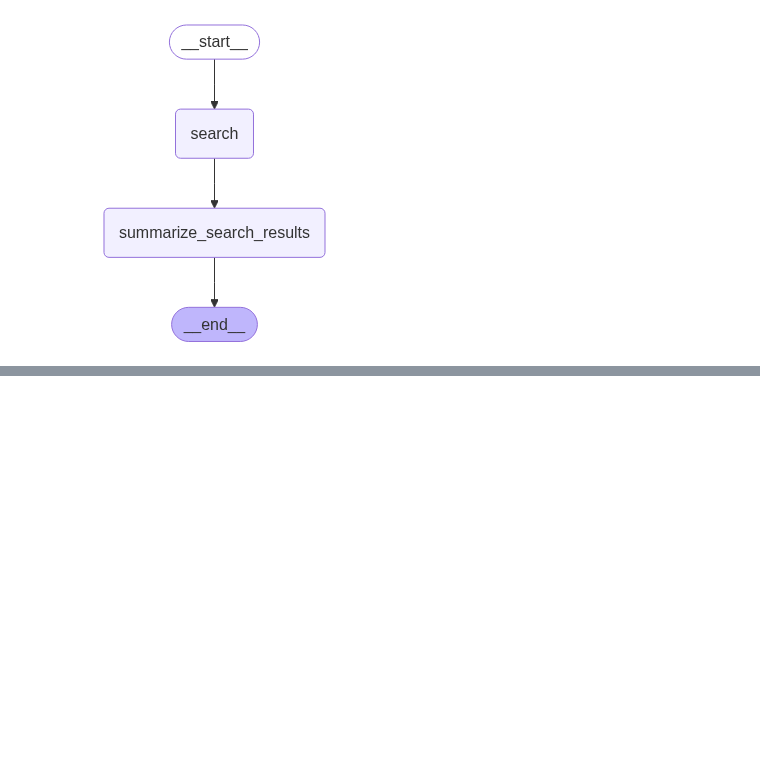
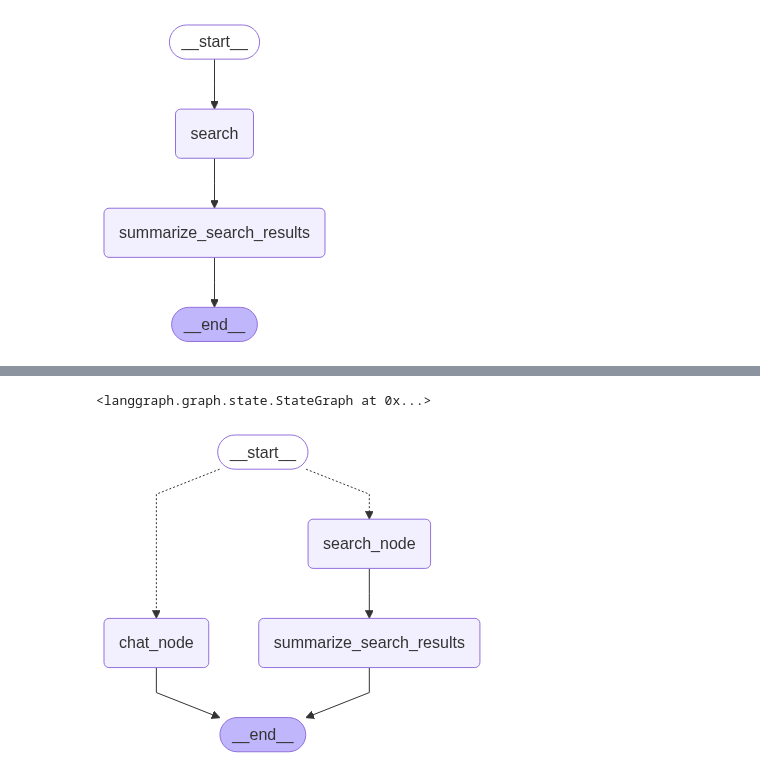
Before and after one commit to minterciso/llama_course, a Jupyter notebook: langgraph_tutorial.ipynb, the cells around one changed output, grey strips where cells are left out. Saved outputs shown, nothing was run; the diff lists cells and outputs as text; code cells hidden in the pictures; blank space fills up the shorter version.

Commit message:
Chatbot and history
* Added a chatbot and history for the sample graph.

```diff
--- a/langgraph_tutorial.ipynb
+++ b/langgraph_tutorial.ipynb
@@ -238,7 +245,7 @@ graph_builder = StateGraph(MessagesState)
 
 def search_node(state: MessagesState):
     # Get the user input from the state, this should always be the first messages in the state
-    user_input = state['messages'][0].content if state['messages'] else None
+    user_input = state['messages'][-1].content if state['messages'] else None
     if not user_input:
         raise ValueError("User input is required to search the web.")
 
@@ -321,0 +342,73 @@ These search results offer a range of insights into the complex and multifaceted
+# %%
+# Restart the graph builder
+graph_builder = StateGraph(MessagesState)
+
+# Add the search node and summarize node to the graph builder
+graph_builder.add_node("search_node", search_node)
+graph_builder.add_node("summarize_search_results", summarize_search_results)
+
+# Create the method to detect if the user wants to search the web or not. We'll utilize a slightly more complex way of detecting this
+# by letting the LLM decide what the message is requesting (a search or a chat).
+def route(state: MessagesState):
+    # Get the last message from the state
+    user_message = state['messages'][-1].content if state['messages'] else None
+    if not user_message:
+        raise ValueError("User message is required to actually do something.")
+
+    # Create a custom structured output to handle the decision
+    class DecisionOutput(TypedDict):
+        search: str
+
+    # Create a system prompt to decide if the user wants to search the web or not
+    system_prompt = """
+    You are an analyst tasked with deciding if the user wants to search the web or not.
+    In this part of the process, you'll need to analyze the user message and decide if it is a search request or not.
+    The output should be only a JSON with the following keys:
+     - search: boolean value, where True means that the user wants to search the web, and False means that the user wants to chat.
+    """
+    human_prompt = f"""
+    User message to be analyzed: {user_message}
+    """
+    prompt = [system_prompt, human_prompt]
+    response = llm.with_structured_output(DecisionOutput).invoke(prompt)
+    # Return the decision based on the response
+    if response['search'].lower() == 'true':
+        return "search_node"
+
+    return "chat_node"
+
+# Create a chat node that can talk, and direct for the next node based on the user input
+def chat_node(state: MessagesState):
+    # Get the last message from the state
+    user_message = state['messages'][-1].content if state['messages'] else None
+    if not user_message:
+        raise ValueError("User message is required to actually do something.")
+
+    # Create a system prompt for the chat node
+    system_prompt = """
+    You are a chat assistant. Your job is to respond to user messages in a helpful and informative way.
+    """
+    human_prompt = f"""
+    User message: {user_message}
+    """
+    prompt = [system_prompt, human_prompt] + state['messages'] # Since we are working in a chat node, let's send everything we have in the state messages to the LLM.
+    response = llm.invoke(prompt)
+    # Process the response and continue the conversation
+    return {'messages': [AIMessage(content=response.content)]}
+
+# Add the nodes to the graph builder
+graph_builder.add_node('chat_node', chat_node)
+
+# Add the edges
+graph_builder.add_conditional_edges(START, route, ['chat_node', 'search_node']) # We start with the routing edge
+graph_builder.add_edge("chat_node", END) # From the chat wen can only go to the end
+graph_builder.add_edge("search_node", "summarize_search_results") # From the search, we go to the summarize node
+graph_builder.add_edge("summarize_search_results", END)
+# %% [output]
+<langgraph.graph.state.StateGraph at 0x...>
+# %%
+# Now let's compile the graph and visualize it
+graph = graph_builder.compile()
+display(Image(graph.get_graph().draw_mermaid_png()))
+# %% [output]
+[figure, added]
```
Also changed, not shown: parts of 13 cells of this notebook.
